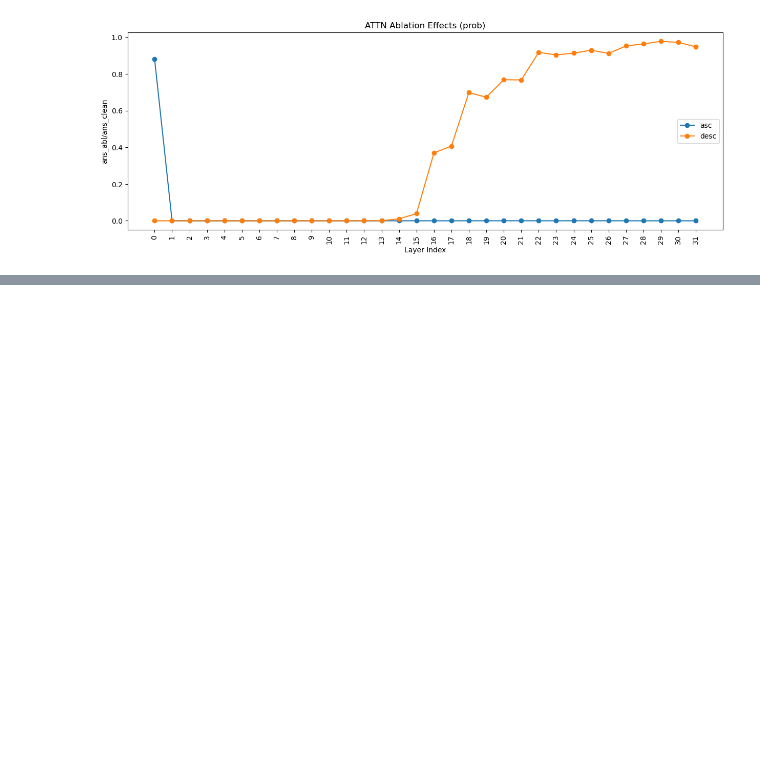
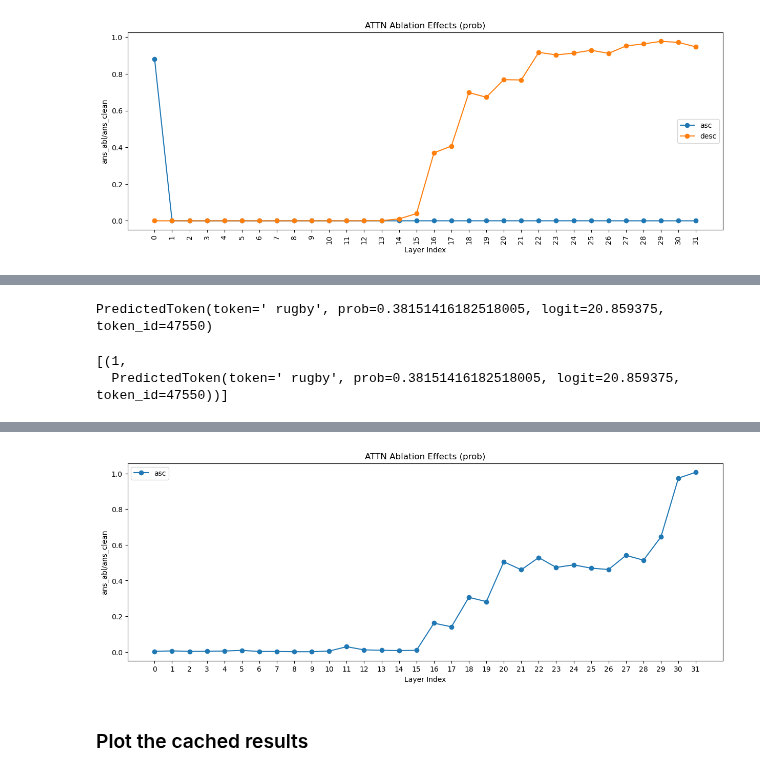
Before and after one commit to arnab-api/filter, a Jupyter notebook: notebooks/ablate_ATTN.ipynb, the cells around one changed output, grey strips where cells are left out. Cells and saved outputs as stored; diff of their text form; code cells hidden in the pictures; blank space fills up the shorter version.

```diff
--- a/notebooks/ablate_ATTN.ipynb
+++ b/notebooks/ablate_ATTN.ipynb
@@ -374,0 +423,12 @@ plt.show()
+# %%
+idx = 19
+question, answer = dataset[idx]
+print(question)
+print(answer)
+
+# answer, effects = do_attn_blocking_sweep(
+#     mt=mt,
+#     question=question,
+#     entity_pair=dataset.examples[idx].entity_pair,
+#     focus_strategy="subj"
+# )
@@ -374,0 +456,37 @@ plt.show()
+# %%
+answer, track_ans = predict_next_token(
+    mt=mt, inputs=question,
+    k=1, token_of_interest=[47550]
+)
+
+answer = answer[0][0]
+# answer = PredictedToken(
+#     token=' rugby', prob=0.38151416182518005, logit=20.859375, token_id=47550
+# )
+
+answer
+# %% [output]
+PredictedToken(token=' rugby', prob=0.38151416182518005, logit=20.859375, token_id=47550)
+# %%
+track_ans
+# %% [output]
+[(1,
+  PredictedToken(token=' rugby', prob=0.38151416182518005, logit=20.859375, token_id=47550))]
+# %%
+from matplotlib import pyplot as plt
+
+metric = "prob"
+scores = process_ablation_effects([(answer, effects)], metric)
+
+keys = list(range(mt.n_layer))
+
+plt.figure(figsize=(15, 5))
+plt.title(f"ATTN Ablation Effects ({metric})")
+plt.plot([scores[k] for k in keys], marker="o", label="asc")
+plt.xticks(keys)
+plt.xlabel("Layer Index")
+plt.ylabel("ans_abl/ans_clean")
+plt.legend()
+
+plt.show()
+# %% [output]
@@ -374,0 +510 @@ plt.show()
+[figure, added]
@@ -374,0 +534,2 @@ plt.show()
+# %% [markdown]
+### Plot the cached results
```
Also changed, not shown: parts of 20 cells of this notebook, 7 other files.
